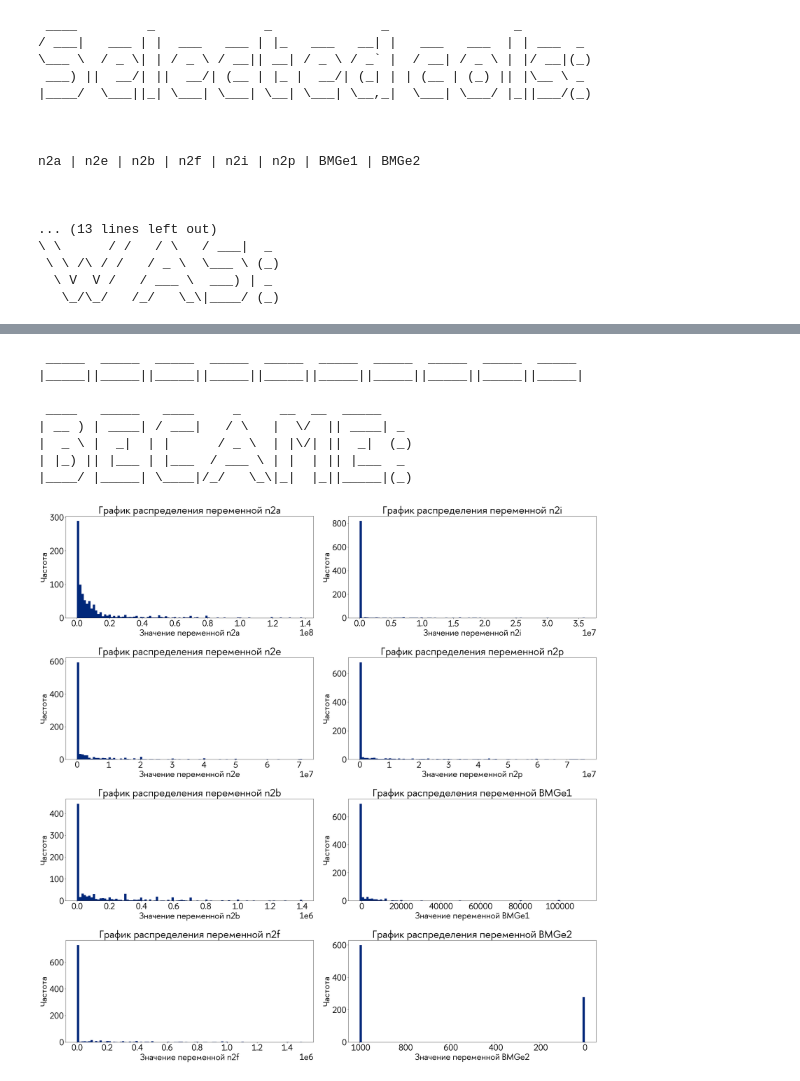
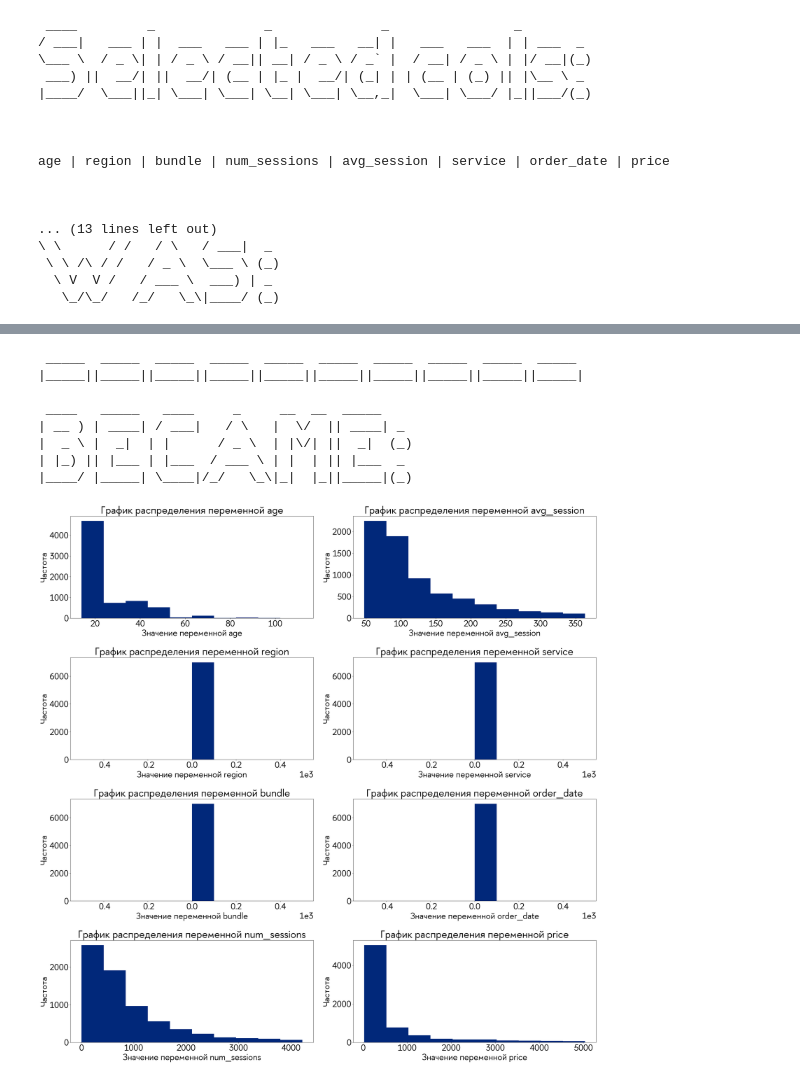
Before and after one commit to Selling-Pandas/SellPandas, a Jupyter notebook: test.ipynb, the cells around one changed output, grey strips where cells are left out. Drawn from its saved outputs; the diff is of its cells as text; code cells hidden in the pictures.

```diff
--- a/test.ipynb
+++ b/test.ipynb
@@ -32,0 +13,7 @@ exc = ['id', 'b5', 'g1a', 'j30_environment_pos']
+# %%
+# url = "ecology.xlsx"
+url = 'База данных Оригинал.xlsx'
+# url = "Copy of Как быть успешным в учебе.xls"
+df = pd.read_excel(url)
+
+df
@@ -32,0 +34,2 @@ exc = ['id', 'b5', 'g1a', 'j30_environment_pos']
+# %%
+exc = ['user_id']
@@ -32,0 +67,2 @@ exc = ['id', 'b5', 'g1a', 'j30_environment_pos']
+# %%
+df=df.groupby('user_id')
@@ -33,5 +85,5 @@ exc = ['id', 'b5', 'g1a', 'j30_environment_pos']
 # %%
-clear_df, deleted = data_preprocessing(df, exclude=exc)
+clear_df, deleted = data_preprocessing(df.sum(), select_method=2, exclude=exc, delete_method=2)
 # clear_df
 # %% [output]
  ____         _              _              _                _
@@ -42,7 +94,7 @@ clear_df, deleted = data_preprocessing(df, exclude=exc)
 
 
 
-n2a | n2e | n2b | n2f | n2i | n2p | BMGe1 | BMGe2
+age | region | bundle | num_sessions | avg_session | service | order_date | price
 
 
 
@@ -55,9 +107,9 @@ n2a | n2e | n2b | n2f | n2i | n2p | BMGe1 | BMGe2
  _____  _____  _____  _____  _____  _____  _____  _____  _____  _____
 |_____||_____||_____||_____||_____||_____||_____||_____||_____||_____|
 
  ____   _____   ____     _     __  __  _____
 | __ ) | ____| / ___|   / \   |  \/  || ____| _
 |  _ \ |  _|  | |      / _ \  | |\/| ||  _|  (_)
 | |_) || |___ | |___  / ___ \ | |  | || |___  _
 |____/ |_____| \____|/_/   \_\|_|  |_||_____|(_)
-[figure, old version]
+[figure, new version]
```
Also changed, not shown: parts of 13 cells of this notebook, 6 other files.
